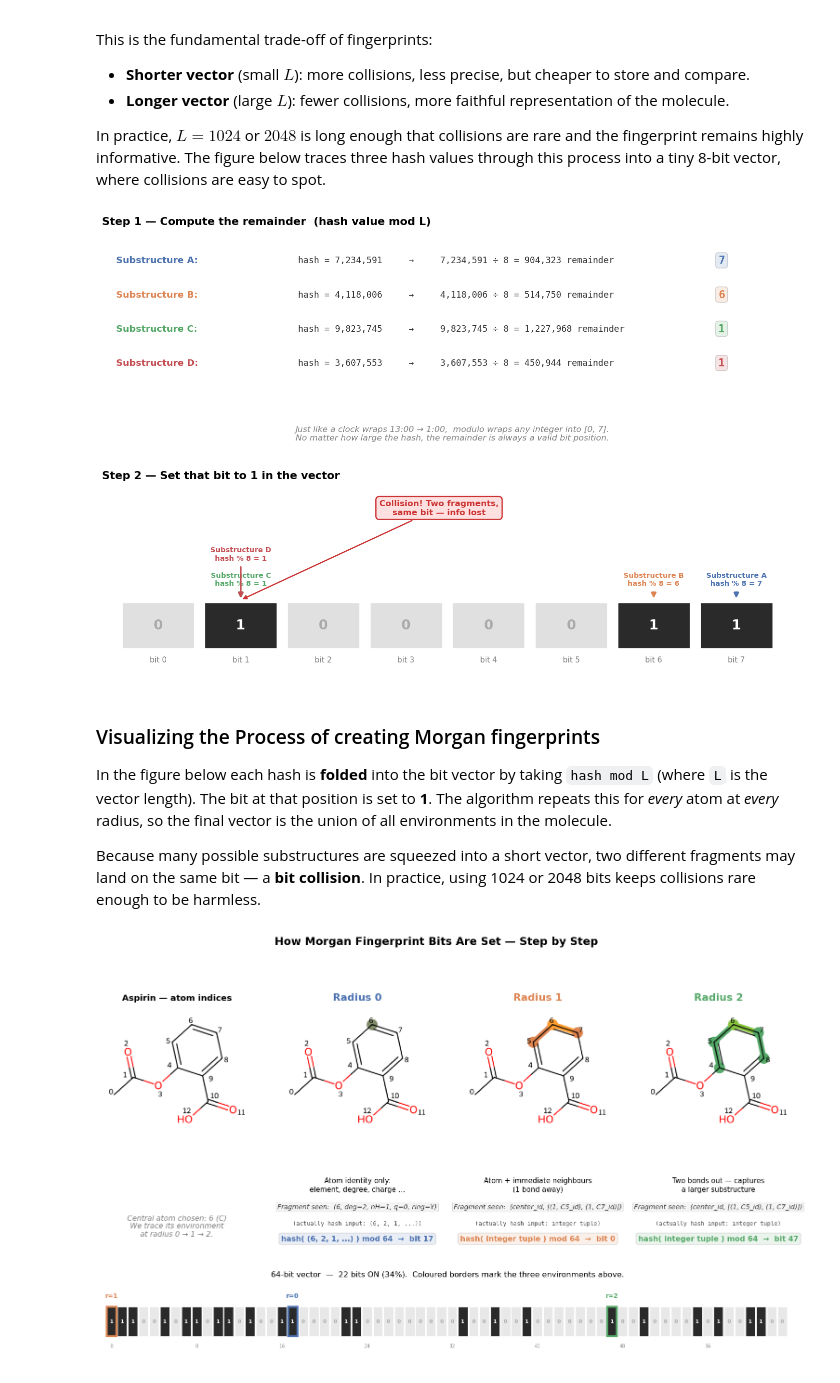
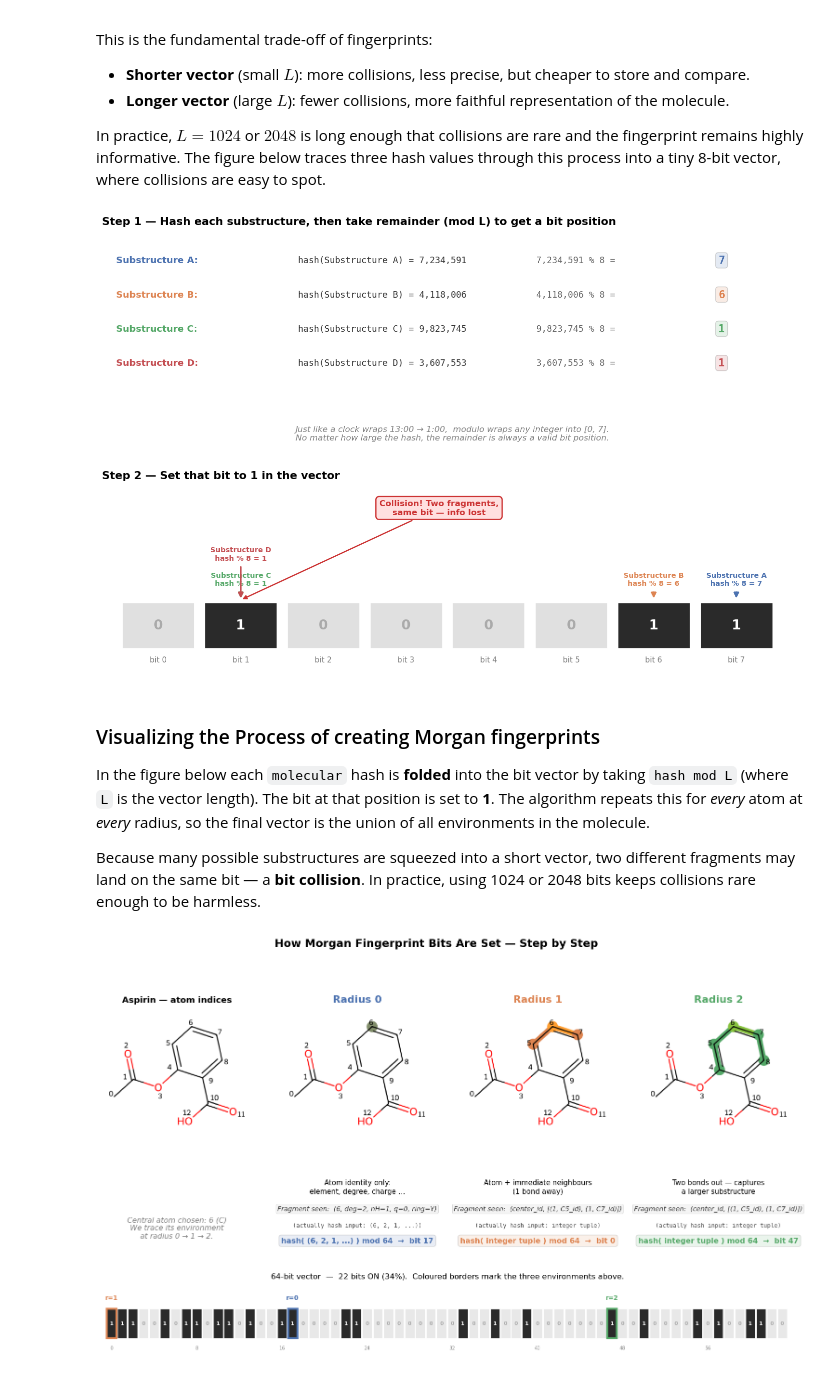
Before and after one commit to alextimmer/applied-and-mathematical-statistics, a Jupyter notebook: notebooks/13_digital_chemistry/03_molecular_representations.ipynb, the cells around one changed output. Drawn from its saved outputs; the diff is of its cells as text; code cells hidden in the pictures.

```diff
--- a/notebooks/13_digital_chemistry/03_molecular_representations.ipynb
+++ b/notebooks/13_digital_chemistry/03_molecular_representations.ipynb
@@ -596,7 +596,7 @@ ax_calc.axis("off")
 ax_calc.set_xlim(0, 10)
 ax_calc.set_ylim(-0.5, len(examples) - 0.2)
 ax_calc.set_title(
-    "Step 1 — Compute the remainder  (hash value mod L)",
+    "Step 1 — Hash each substructure, then take remainder (mod L) to get a bit position",
     fontsize=13,
     fontweight="bold",
     loc="left",
@@ -610,15 +610,26 @@ for i, (name, hval, col) in enumerate(examples):
     ax_calc.text(
         0.2, y, f"{name}:", fontsize=11, fontweight="bold", color=col, va="center"
     )
+
     ax_calc.text(
         2.8,
         y,
-        f"hash = {hval:,}     →     {hval:,} ÷ {L} = {quotient:,} remainder ",
+        f"hash({name}) = {hval:,}",
         fontsize=10.5,
         va="center",
         color="#333333",
         family="monospace",
     )
+    ax_calc.text(
+        6.2,
+        y,
+        f"{hval:,} % {L} = ",
+        fontsize=10.5,
+        va="center",
+        color="#666666",
+        family="monospace",
+    )
+
     ax_calc.text(
         8.8,
         y,
@@ -713,37 +724,37 @@ for pos in range(L):
                 f"{name}\nhash % {L} = {pos}",
                 ha="center",
                 va="bottom",
                 fontsize=8.5,
                 fontweight="bold",
                 color=col,
             )
 
 ax_bv.set_xlim(-0.3, L * 1.25 + 0.3)
 ax_bv.set_ylim(-0.3, 3.8)
 ax_bv.axis("off")
 
 # Collision callout on bit 1
 collision_pos = 1
 cx = collision_pos * (cell_w + 0.15) + cell_w / 2
 ax_bv.annotate(
     "Collision! Two fragments,\nsame bit — info lost",
     xy=(cx, 1.35),
     xytext=(cx + 3.0, 3.2),
     fontsize=10,
     fontweight="bold",
     color="#cc3333",
     ha="center",
     arrowprops=dict(arrowstyle="-|>", color="#cc3333", lw=1.5),
     bbox=dict(boxstyle="round,pad=0.4", fc="#ffe0e0", ec="#cc3333", lw=1.5),
 )
 
 plt.tight_layout()
 plt.show()
 # %% [output]
-[figure, old version]
+[figure, new version]
 # %% [markdown]
 ### Visualizing the Process of creating Morgan fingerprints
-In the figure below each hash is **folded** into the bit vector by taking `hash mod L` (where `L` is the vector length). The bit at that position is set to **1**. The algorithm repeats this for *every* atom at *every* radius, so the final vector is the union of all environments in the molecule.
+In the figure below each `molecular` hash is **folded** into the bit vector by taking `hash mod L` (where `L` is the vector length). The bit at that position is set to **1**. The algorithm repeats this for *every* atom at *every* radius, so the final vector is the union of all environments in the molecule.
 
 Because many possible substructures are squeezed into a short vector, two different fragments may land on the same bit — a **bit collision**. In practice, using 1024 or 2048 bits keeps collisions rare enough to be harmless.
 # %%
```
